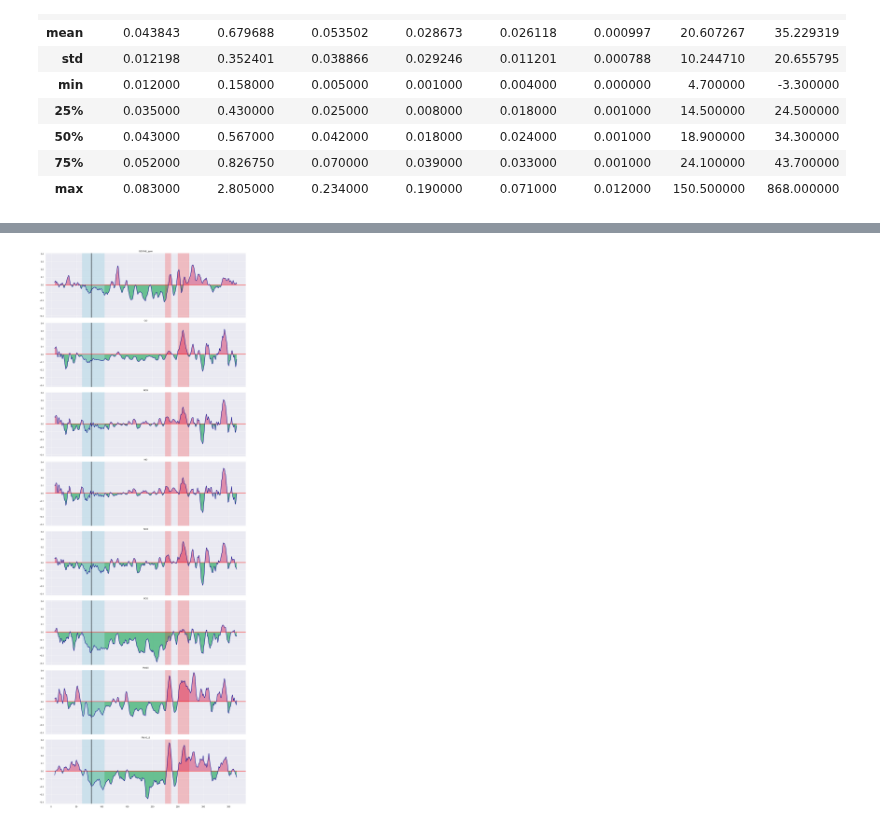
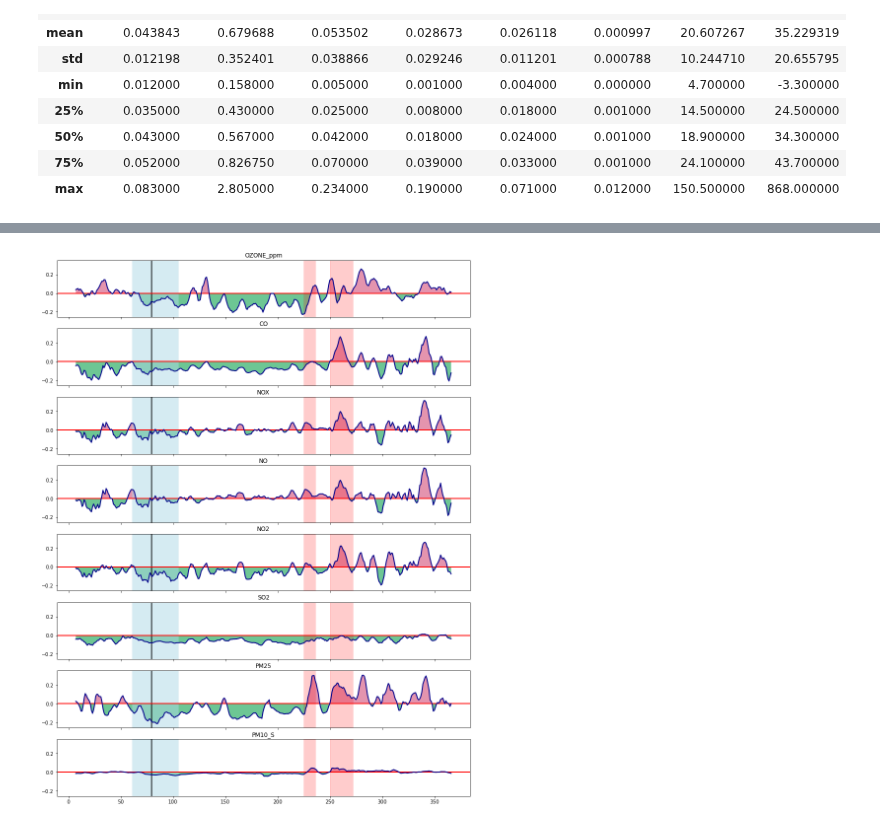
Before and after one commit to kevinmarlis/air-pollution-and-health, a Jupyter notebook: Covid/Covid Impacts on Air/Plots.ipynb, the cells around one changed output, grey strips where cells are left out. Saved outputs shown, nothing was run; the diff lists cells and outputs as text; code cells hidden in the pictures.

```diff
--- a/Covid/Covid Impacts on Air/Plots.ipynb
+++ b/Covid/Covid Impacts on Air/Plots.ipynb
@@ -79,7 +80,7 @@ normalized_df
 4018 rows × 8 columns
 # %%
-fig, ax = plt.subplots(nrows=8, ncols=1, figsize=(15, 40), sharex=True, sharey=True)
-past_normalized_df = normalized_df['2016-01-01':'2019-12-31']
+fig, ax = plt.subplots(nrows=len(normalized_df.columns), ncols=1, figsize=(15, 20), sharex=True, sharey=True)
+past_normalized_df = normalized_df['2010-01-01':'2019-12-31']
 test = past_normalized_df.groupby([past_normalized_df.index.month, past_normalized_df.index.day]).mean()
 
 for i, var in enumerate(normalized_df.columns):
@@ -96,13 +97,15 @@ for i, var in enumerate(normalized_df.columns):
             # Stay at home dates
             ax[i].axvspan(79, 80, alpha=0.5, color='black')
 
+
+
             # Fire dates
             # http://www.aqmd.gov/home/news-events/news-and-media/2020-news-archives
             ax[i].axvspan(225, 236, alpha=0.2, color='red')
             ax[i].axvspan(250, 272, alpha=0.2, color='red')
 
             ax[i].set_title(var)
-            ax[i].plot(list(range(1, len(x[1])+1)), x[1].rolling(7).mean(), lw=4, color='darkblue')
+            ax[i].plot(list(range(1, len(x[1])+1)), x[1].rolling(7).mean(), lw=3, color='darkblue')
 
 fig.tight_layout()
 # %% [output]
@@ -110,47 +113,40 @@ fig.tight_layout()
 # %%
-fig, ax = plt.subplots(nrows=8, ncols=1, figsize=(15, 40), sharex=True, sharey=True)
+fig, ax = plt.subplots(nrows=len(normalized_df.columns), ncols=1, figsize=(15, 20), sharex=True, sharey=True)
 
-past_normalized_df = normalized_df['2016-01-01':'2019-12-31']
+past_normalized_df = normalized_df['2010-01-01':'2019-12-31']
 test = past_normalized_df.groupby([past_normalized_df.index.month, past_normalized_df.index.day]).mean()
 
 for i, var in enumerate(normalized_df.columns):
 
     g = normalized_df[var].groupby(pd.Grouper(freq="Y"))
 
     for index, x in enumerate(g):
 
         if index == len(g)-1:
             x_plot = list(range(1, len(x[1])+1))
             y1 = x[1].rolling(7).mean().values
             y2 = test[var].rolling(7).mean()
-
             diff = y1 - y2
 
-#             ax[i].fill_between(x_plot, y2, color='navajowhite', alpha=0.7)
-#             ax[i].plot(x_plot, y1, lw=4, color='darkblue')
+            ax[i].axhline(y=0, color='red', lw=2)
 
             ax[i].fill_between(x_plot, diff, 0, where=(diff < 0), facecolor='mediumseagreen', alpha=0.75)
             ax[i].fill_between(x_plot, diff, 0, where=(0 <= diff), facecolor='palevioletred', alpha=0.75)
 
-
-            ax[i].axhline(y=0, color='red', lw=2)
-
-            # Wet months
+            # Wet period
             ax[i].axvspan(61, 105, alpha=0.5, color='lightblue')
 
-            # Stay at home dates
+            # Stay at home start
             ax[i].axvspan(79, 80, alpha=0.5, color='black')
-
-
 
             # Fire dates
             # http://www.aqmd.gov/home/news-events/news-and-media/2020-news-archives
             ax[i].axvspan(225, 236, alpha=0.2, color='red')
             ax[i].axvspan(250, 272, alpha=0.2, color='red')
 
             ax[i].set_title(var)
             ax[i].plot(list(range(1, len(x[1])+1)), diff, lw=2, color='darkblue')
-
-fig.tight_layout()
+# fig.suptitle('Percent change', fontsize=20)
+# fig.tight_layout()
 # %% [output]
-[figure, old version]
+[figure, new version]
```
Also changed, not shown: parts of 8 cells of this notebook, 5 other files.
